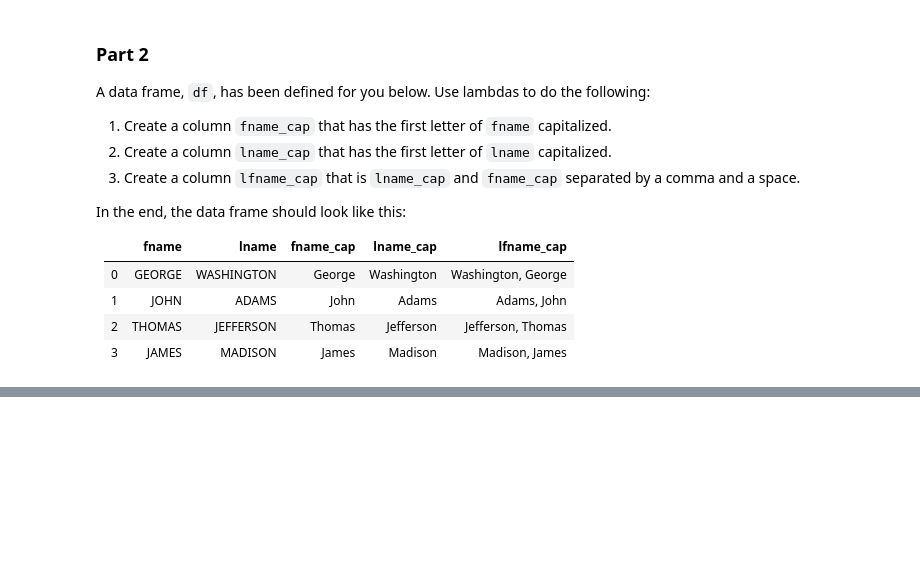
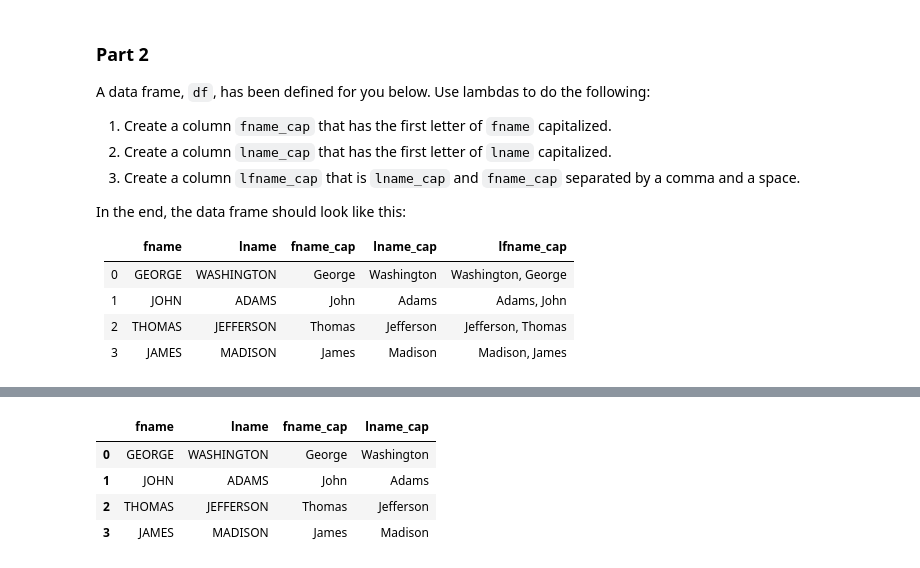
Before and after one commit to RSBalchII/cohort-15-data-science, a Jupyter notebook: Colab_Notebooks/Module-4/Lectures/2c.Lambdas.ipynb, the cells around one changed output, grey strips where cells are left out. Drawn from its saved outputs; the diff is of its cells as text; code cells hidden in the pictures; blank space fills up the shorter version.

```diff
--- a/Colab_Notebooks/Module-4/Lectures/2c.Lambdas.ipynb
+++ b/Colab_Notebooks/Module-4/Lectures/2c.Lambdas.ipynb
@@ -172,0 +350,10 @@ In the end, the data frame should look like this:
+# %%
+# Solution 2
+df["lname_cap"] = df["lname"].apply(lambda x: x.capitalize() )
+df
+# %% [output]
+|  | fname | lname | fname_cap | lname_cap |
+| 0 | GEORGE | WASHINGTON | George | Washington |
+| 1 | JOHN | ADAMS | John | Adams |
+| 2 | THOMAS | JEFFERSON | Thomas | Jefferson |
+| 3 | JAMES | MADISON | James | Madison |
```
Also changed, not shown: parts of 45 cells of this notebook, 7 other files.
